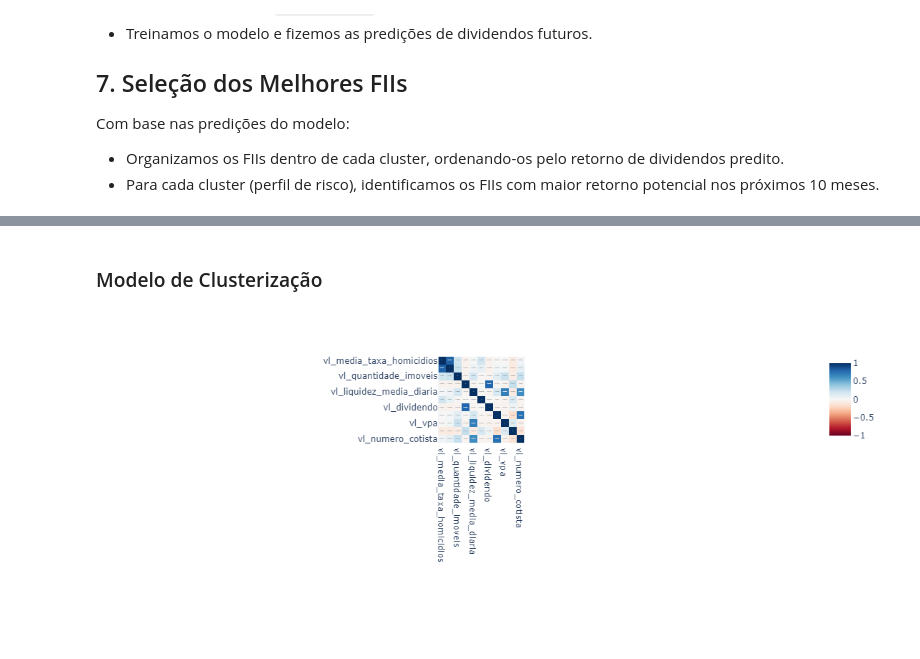
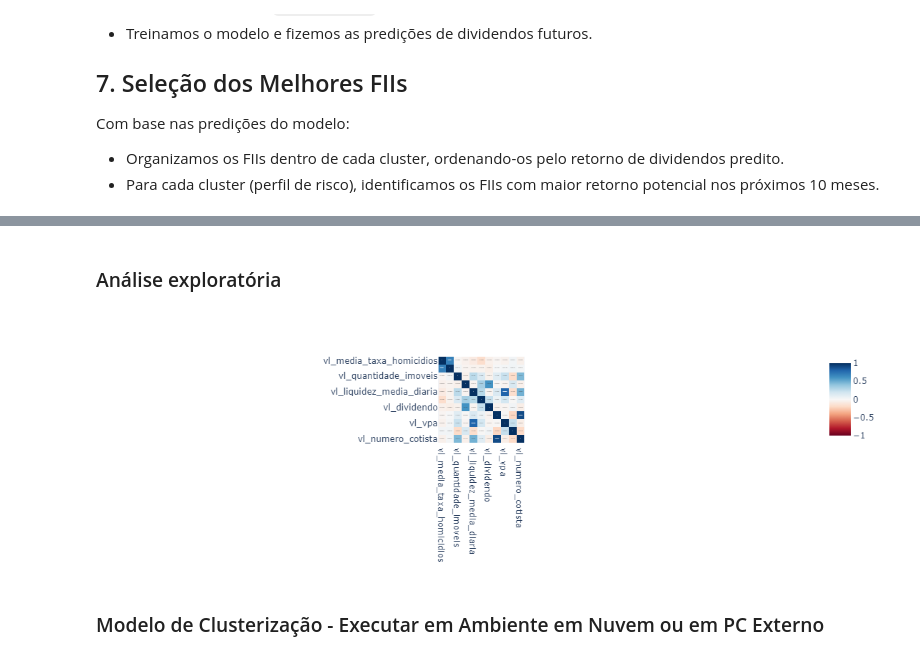
Before and after one commit to PeBatista/MovimentoAlgora-Projeto-Itau-2024.6, a Jupyter notebook: Análise_Exploratoria_FII2016-2024.ipynb, the cells around one changed output, grey strips where cells are left out. Saved outputs shown, nothing was run; the diff lists cells and outputs as text; code cells hidden in the pictures; blank space fills up the shorter version.

```diff
--- a/Análise_Exploratoria_FII2016-2024.ipynb
+++ b/Análise_Exploratoria_FII2016-2024.ipynb
@@ -456,2 +323,0 @@ Melhores FIIs para o Cluster 0 (Perfil de risco):
-# %% [markdown]
-### Modelo de Clusterização
@@ -462,17 +324,21 @@ spark = SparkSession.builder\
+# %% [markdown]
+### Análise exploratória
 # %%
-gora = gora.drop(['nm_titulo','nm_setor','dt_inclusao'], axis = 1)
+gora_numeric = gora.drop(['nm_titulo','nm_setor','dt_inclusao'], axis = 1)
 # %%
 import plotly.express as px
 
 # Gera a matriz de correlação
-correlation_matrix = gora.corr()
+correlation_matrix = gora_numeric.corr()
 
 # Criando o gráfico de correlação com limites ajustados de -1 a 1
 fig = px.imshow(correlation_matrix,
                 text_auto=True,
                 zmin=-1, zmax=1,  # Define os limites de -1 a 1
                 color_continuous_scale='RdBu')  # Usa uma escala de cores adequada
 
 fig.show()
 # %% [output]
-[figure, old version]
+[figure, new version]
+# %% [markdown]
+### Modelo de Clusterização - Executar em Ambiente em Nuvem ou em PC Externo
```
Also changed, not shown: parts of 17 cells of this notebook.
